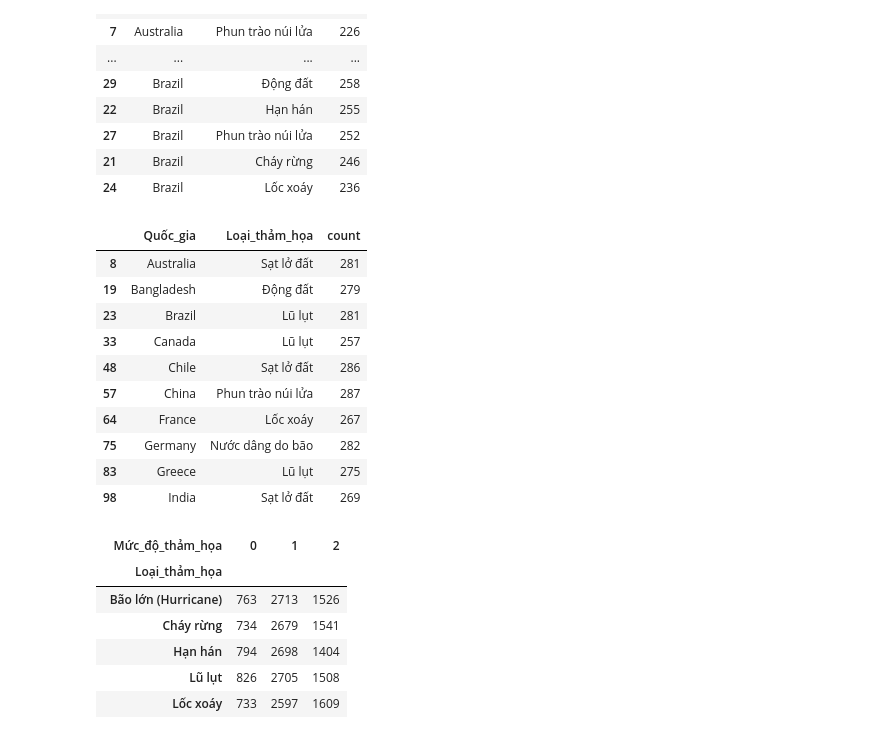
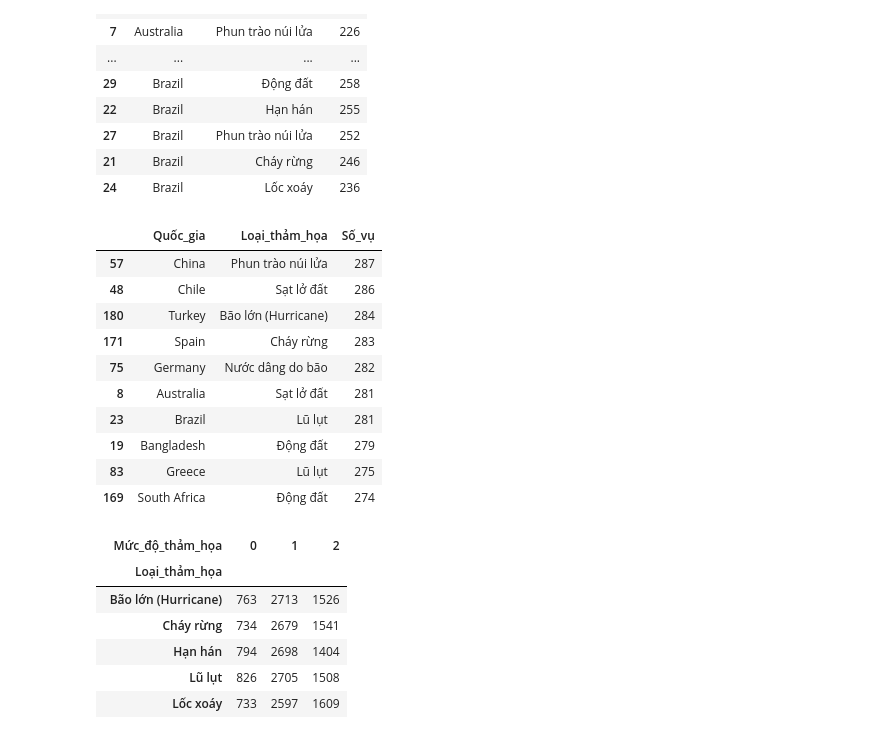
Before and after one commit to khoa-nguyen-data/Du-Doan-Tham-Hoa-Toan-Cau, a Jupyter notebook: Nguyen_Hoang_Tuan_Anh/Du_doan_tham_hoa.ipynb, the cells around one changed output. Drawn from its saved outputs; the diff is of its cells as text; code cells hidden in the pictures.

```diff
--- a/Nguyen_Hoang_Tuan_Anh/Du_doan_tham_hoa.ipynb
+++ b/Nguyen_Hoang_Tuan_Anh/Du_doan_tham_hoa.ipynb
@@ -278,20 +279,27 @@ top_disaster_by_country.head(30)
 | 21 | Brazil | Cháy rừng | 246 |
 | 24 | Brazil | Lốc xoáy | 236 |
 # %%
-top1_each_country = top_disaster_by_country.groupby('Quốc_gia').head(1)
-top1_each_country.head(10)
+top1_each_country = (
+    df.groupby(['Quốc_gia', 'Loại_thảm_họa'])
+      .size()
+      .reset_index(name='Số_vụ')
+      .sort_values(['Quốc_gia', 'Số_vụ'], ascending=[True, False])
+      .groupby('Quốc_gia')
+      .head(1)
+)
+top1_each_country.sort_values('Số_vụ', ascending=False).head(10)
 # %% [output]
-|  | Quốc_gia | Loại_thảm_họa | count |
+|  | Quốc_gia | Loại_thảm_họa | Số_vụ |
+| 57 | China | Phun trào núi lửa | 287 |
+| 48 | Chile | Sạt lở đất | 286 |
+| 180 | Turkey | Bão lớn (Hurricane) | 284 |
+| 171 | Spain | Cháy rừng | 283 |
+| 75 | Germany | Nước dâng do bão | 282 |
 | 8 | Australia | Sạt lở đất | 281 |
+| 23 | Brazil | Lũ lụt | 281 |
 | 19 | Bangladesh | Động đất | 279 |
-| 23 | Brazil | Lũ lụt | 281 |
-| 33 | Canada | Lũ lụt | 257 |
-| 48 | Chile | Sạt lở đất | 286 |
-| 57 | China | Phun trào núi lửa | 287 |
-| 64 | France | Lốc xoáy | 267 |
-| 75 | Germany | Nước dâng do bão | 282 |
 | 83 | Greece | Lũ lụt | 275 |
-| 98 | India | Sạt lở đất | 269 |
+| 169 | South Africa | Động đất | 274 |
 # %%
 severity_by_type = (
     df.groupby(['Loại_thảm_họa', 'Mức_độ_thảm_họa'])
```
Also changed, not shown: parts of 17 cells of this notebook.
